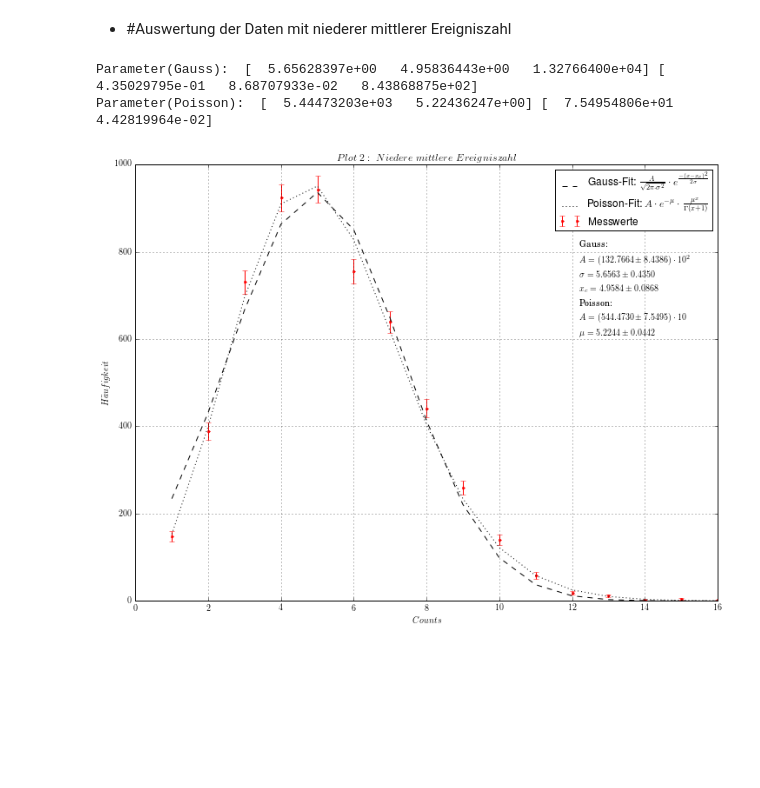
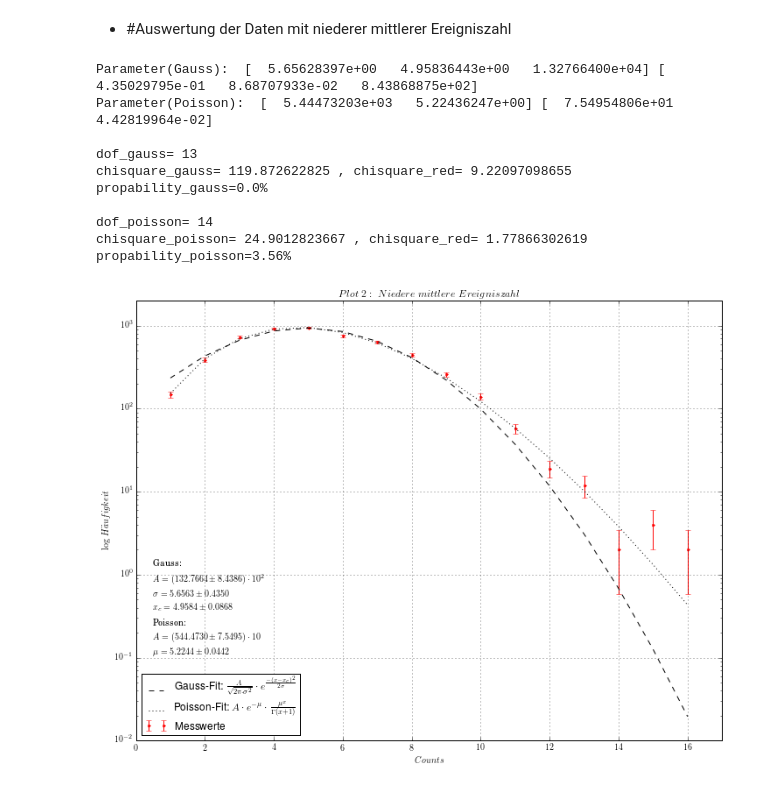
Before and after one commit to krauthex/AP2.2, a Jupyter notebook: v251/v251.ipynb, the cells around one changed output. Cells and saved outputs as stored; diff of their text form; code cells hidden in the pictures; blank space fills up the shorter version.

```diff
--- a/v251/v251.ipynb
+++ b/v251/v251.ipynb
@@ -109,32 +136,59 @@ Parameter(Poisson):  [ 2119.57911095    76.64953531] [ 39.85227567   0.23262821]
 # %%
 ## loading data
 counts, haeufigkeit = main.load_data('.data/krabl(5)14.12.15.dat')
 haeuf_err = np.sqrt(haeufigkeit)
 
 popt_gauss, pcov_gauss = curve_fit(gauss, counts, haeufigkeit, p0=[np.sqrt(counts[np.argmax(haeufigkeit)]),
                                                                    counts[np.argmax(haeufigkeit)],
                                                                    np.sum(haeufigkeit*counts)])
 
 popt_poisson, pcov_poisson = curve_fit(poisson, counts, haeufigkeit, p0=[np.sum(haeufigkeit*counts),
                                                                          counts[np.argmax(haeufigkeit)]])
 
 print('Parameter(Gauss): ', popt_gauss, np.sqrt(np.diag(pcov_gauss)))
 print('Parameter(Poisson): ', popt_poisson, np.sqrt(np.diag(pcov_poisson)))
 
+##goodness of fit
+## chi_square und chi_square_reduced berechnen (gauss)
+chi_square_gauss = np.sum(((gauss(counts, *popt_gauss)-haeufigkeit)/haeuf_err)**2)
+#print('chi_square_gauss:', chi_square_gauss)
+dof_gauss = len(counts)-len(popt_gauss) #dof: degees of freedom, Zahl der Messwerte abzueglich Zahl der Parameter
+print("\ndof_gauss=",dof_gauss)
+print("chisquare_gauss=", chi_square_gauss, ", chisquare_red=",chi_square_gauss/dof_gauss)
+print("propability_gauss="+str(round(100-chi2.cdf(chi_square_gauss,dof_gauss)*100,2))+"%") #cdf: cumulative distribution function
+
+## chi_square und chi_square_reduced berechnen (poisson)
+chi_square_poisson = np.sum(((poisson(counts, *popt_poisson)-haeufigkeit)/haeuf_err)**2)
+dof_poisson = len(counts)-len(popt_poisson) #dof: degees of freedom, Zahl der Messwerte abzueglich Zahl der Parameter
+print("\ndof_poisson=",dof_poisson)
+print("chisquare_poisson=", chi_square_poisson, ", chisquare_red=",chi_square_poisson/dof_poisson)
+print("propability_poisson="+str(round(100-chi2.cdf(chi_square_poisson,dof_poisson)*100,2))+"%") #cdf: cumulative distribution function
+
 ## plotting section
 fig = plt.figure(figsize=(12,9))
 ax = fig.add_subplot(111)
 ax.errorbar(counts, haeufigkeit, yerr=haeuf_err, fmt='r.', label='Messwerte')
 ax.plot(counts, gauss(counts, *popt_gauss), 'k--', label='Gauss-Fit:\ $\\frac{A}{\sqrt{2\pi\cdot\sigma^2}}\cdot e^{\\frac{-(x-x_c)^2}{2 \sigma}}$')
 ax.plot(counts, poisson(counts, *popt_poisson), 'k:', label='Poisson-Fit:\ $A\cdot e^{-\mu} \cdot \\frac{\mu^x}{\Gamma(x+1)}$')
+ax.set_xlim(0,17)
+ax.set_ylim(1e-2, 2e3)
 ax.set_xlabel('$Counts$')
-ax.set_ylabel('$H\\"{a}ufigkeit$')
+ax.set_ylabel('$\mathrm{log}\ H\\"{a}ufigkeit$')
+ax.set_yscale('log')
 ax.set_title('$Plot\ 2:\ Niedere\ mittlere\ Ereigniszahl')
 ax.grid(axis='both')
-ax.text(12.2, 610, '\\textrm{Gauss:}\n$A=(132.7664\pm8.4386)\cdot10^2$\n$\sigma=5.6563\pm0.4350$\n$x_c=4.9584\pm0.0868$\n\\textrm{Poisson:}\n$A=(544.4730\pm7.5495)\cdot10$\n$\mu=5.2244\pm0.0442$', linespacing=2)
-ax.legend()
+ax.text(0.5, 0.11, '\\textrm{Gauss:}\n$A=(132.7664\pm8.4386)\cdot10^2$\n$\sigma=5.6563\pm0.4350$\n$x_c=4.9584\pm0.0868$\n\\textrm{Poisson:}\n$A=(544.4730\pm7.5495)\cdot10$\n$\mu=5.2244\pm0.0442$', linespacing=2)
+ax.legend(loc=3)
 fig.savefig('.data/plot2.pdf', format='pdf', dpi=200)
 # %% [output]
 Parameter(Gauss):  [  5.65628397e+00   4.95836443e+00   1.32766400e+04] [  4.35029795e-01   8.68707933e-02   8.43868875e+02]
 Parameter(Poisson):  [  5.44473203e+03   5.22436247e+00] [  7.54954806e+01   4.42819964e-02]
+
+dof_gauss= 13
+chisquare_gauss= 119.872622825 , chisquare_red= 9.22097098655
+propability_gauss=0.0%
+
+dof_poisson= 14
+chisquare_poisson= 24.9012823667 , chisquare_red= 1.77866302619
+propability_poisson=3.56%
-[figure, old version]
+[figure, new version]
```
Also changed, not shown: parts of 2 cells of this notebook, 3 other files.
